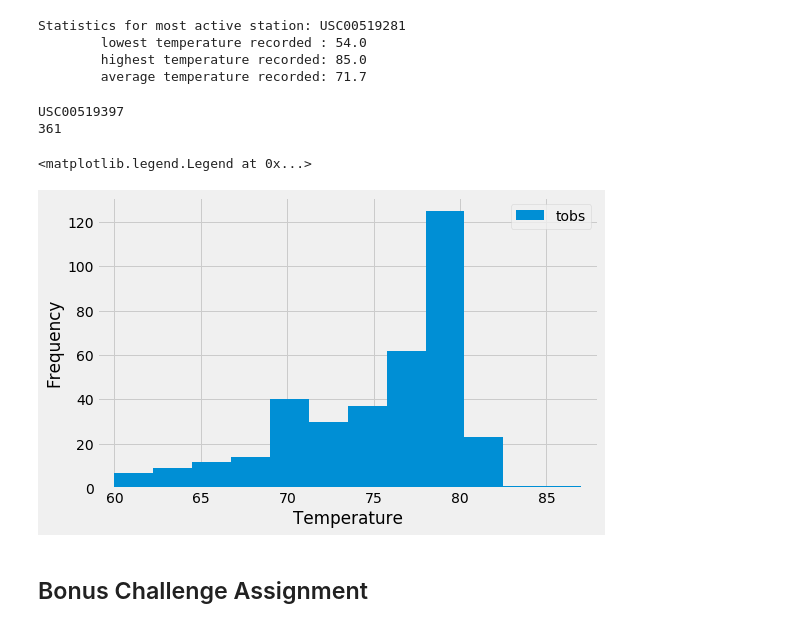
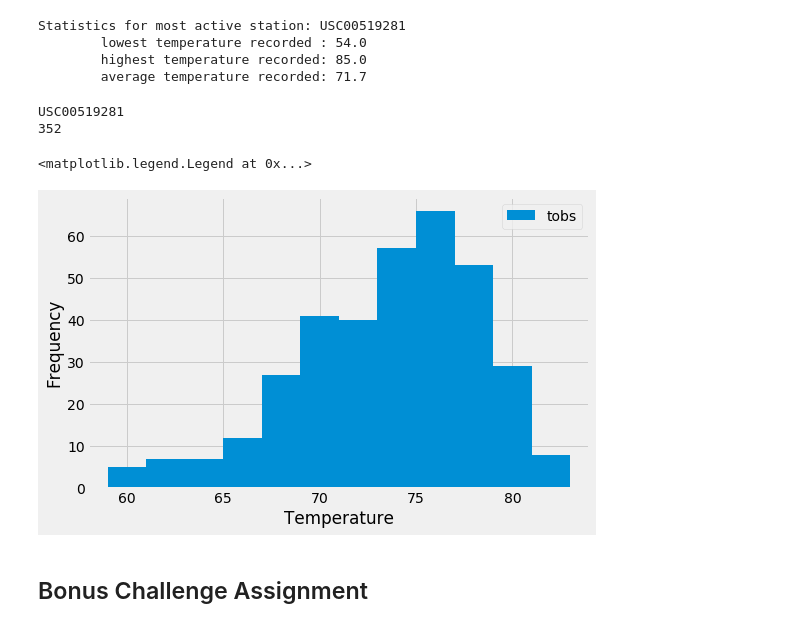
Before and after one commit to gshreve01/sqlalchemy-challenge, a Jupyter notebook: climate_starter.ipynb, the cells around one changed output. Cells and saved outputs as stored; diff of their text form; code cells hidden in the pictures.

Commit message:
completed some more bonus work and fixed issue with histogram

```diff
--- a/climate_starter.ipynb
+++ b/climate_starter.ipynb
@@ -200,43 +200,47 @@ Statistics for most active station: USC00519281
 sel=[Station.station,
     func.count(Measurement.tobs)]
 
 
 active_stations_query = session.query(*sel).filter(Measurement.station == Station.station) \
-        .filter(Measurement.date >= one_year_ago_date).group_by(Station.station) \
         .filter(Measurement.tobs != None) \
+        .group_by(Station.station) \
         .order_by(func.count(Measurement.tobs).desc())
-selected_station = active_stations_query.limit(1)[0][0]
+selected_station = active_stations_query.limit(1).all()[0][0]
+
+#selected_station = most_active_station
 
 print(selected_station)
 
-last_12_months_temp = session.query(Measurement.date, Measurement.tobs) \
+last_12_months_temp = session.query(Measurement.tobs) \
         .filter(Measurement.date >= one_year_ago_date) \
-        .filter(Measurement.station == selected_station).all()
+        .filter(Measurement.station == selected_station) \
+        .filter(Measurement.tobs != None).order_by(Measurement.tobs).all()
+last_12_months_temp = list(np.ravel(last_12_months_temp))
 
-dates = []
+#print(last_12_months_temp)
+
 temperatures = []
-for date, temperature in last_12_months_temp:
-    dates.append(date)
+for temperature in last_12_months_temp:
     temperatures.append(temperature)
 
 min_temp = min(temperatures)
 max_temp = max(temperatures)
 
 print(len(temperatures))
 
 fig = plt.figure(figsize=(8,5))
 #ax = fig.add_axes([0.1, 0.1, 0.6, 0.75])
 ax = plt.hist(temperatures, bins=12)
 plt.xlabel("Temperature")
 plt.ylabel("Frequency")
 plt.xlim(min_temp -1, max_temp + 1)
 
 plt.legend(("tobs",), loc="best")
 # %% [output]
-USC00519397
-361
+USC00519281
+352
 <matplotlib.legend.Legend at 0x...>
-[figure, old version]
+[figure, new version]
 # %% [markdown]
 ## Bonus Challenge Assignment
 # %%
```
Also changed, not shown: parts of 3 cells of this notebook.
